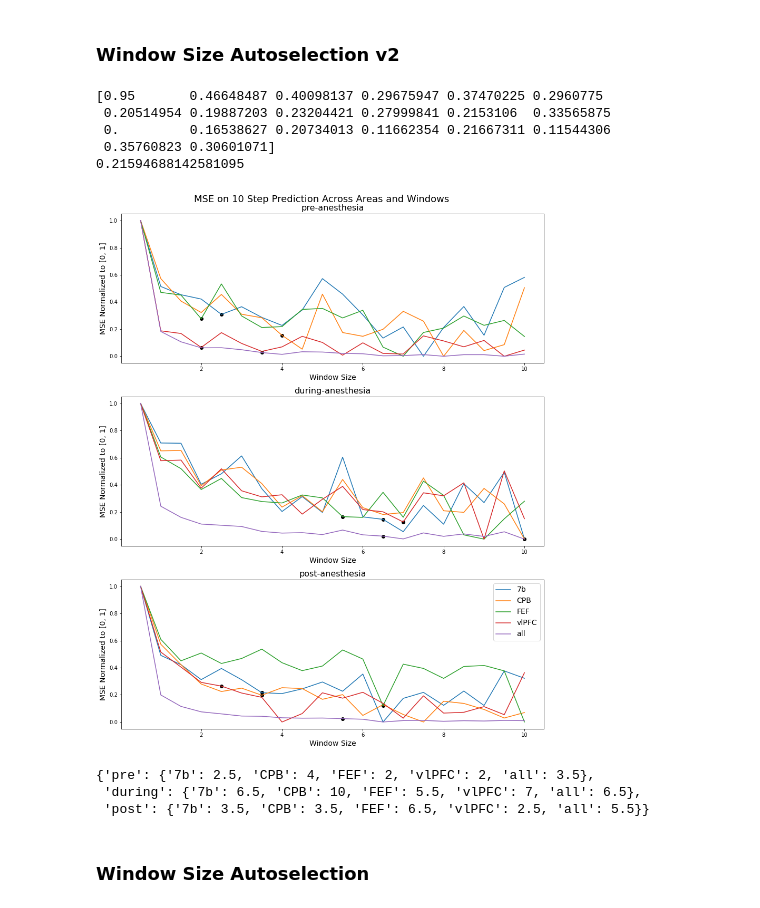
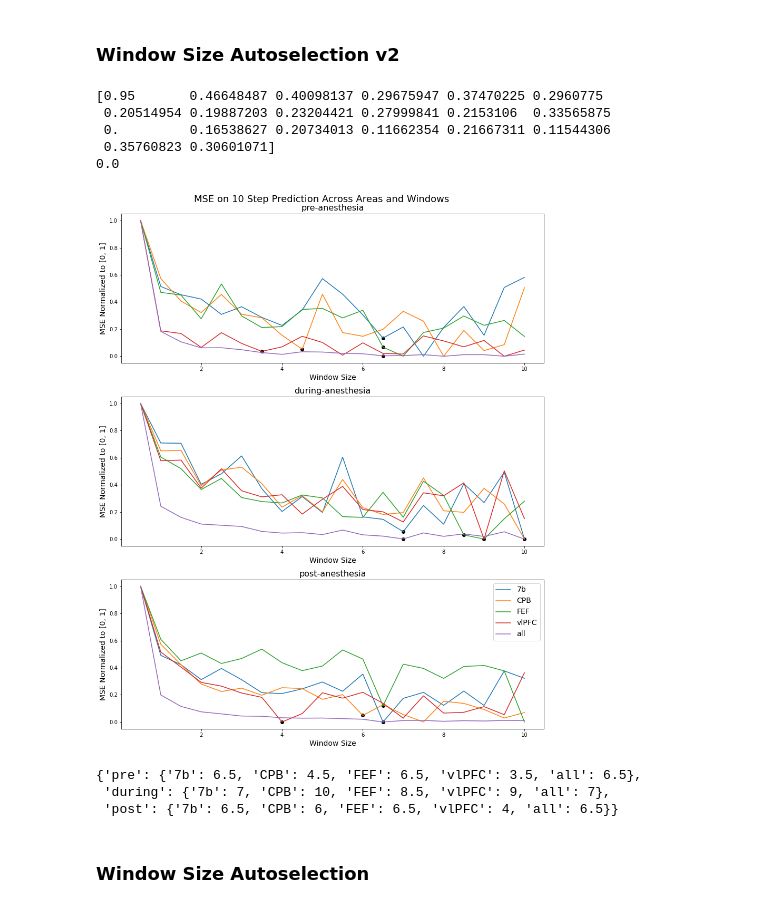
Before and after one commit to adamjeisen/ChaoticConsciousness, a Jupyter notebook: _sandbox/methods/VAR/2021-12-15 - Test Pre-During-Post Window Sizes Separately.ipynb, the cells around one changed output. Saved outputs shown, nothing was run; the diff lists cells and outputs as text; code cells hidden in the pictures.

```diff
--- a/_sandbox/methods/VAR/2021-12-15 - Test Pre-During-Post Window Sizes Separately.ipynb
+++ b/_sandbox/methods/VAR/2021-12-15 - Test Pre-During-Post Window Sizes Separately.ipynb
@@ -209,7 +175,7 @@ fig, axs = plt.subplots(rows, cols, figsize=(12, 15))
 step_to_use = 10
 start_time = 120
 # improvement_thresh = 0.02 # if the improvement is less than the threshold, pick the previous window
-pct_of_value = 0.9
+pct_of_value = 0.95
 selected_windows = {}
 
 phases = ['pre', 'during', 'post']
@@ -249,41 +215,41 @@ for num, slice_func in enumerate([pre_anesthesia_slice, during_anesthesia_slice,
         ax = axs[num]
     for i, area in enumerate(step_mse.keys()):
     #     ax = axs[int(i/2), i % 2]
         mse_per_window = np.array([step_mse[area][window][slice_func(window), step_to_use - 1].mean() for window in windows])
         min_val = mse_per_window.min()
         max_val = mse_per_window.max()
         mse_per_window -= min_val
         mse_per_window /= max_val - min_val
         ax.plot(windows, mse_per_window, label=area)
         pt = step_mse[area][selected_windows[phase][area]][slice_func(selected_windows[phase][area]), step_to_use - 1].mean()
         pt -= min_val
         pt /= max_val - min_val
         if num == 2 and area == '7b':
             print(mse_per_window*0.95)
             print(pt)
         ax.scatter(selected_windows[phase][area], pt, color='k')
     ax.set_title(f"{phase}-anesthesia", fontsize=16)
     ax.set_xlabel("Window Size", fontsize=14)
     ax.set_ylabel("MSE Normalized to [0, 1]", fontsize=14)
 plt.legend(fontsize=14)
 plt.suptitle(f"MSE on {step_to_use} Step Prediction Across Areas and Windows", fontsize=18)
 
         #     PLOT THE AREA WINDOW SIZE MSES AND A DOT AT THE SELECTED VALUE
 plt.tight_layout()
 plt.show()
 # %% [output]
 [0.95       0.46648487 0.40098137 0.29675947 0.37470225 0.2960775
  0.20514954 0.19887203 0.23204421 0.27999841 0.2153106  0.33565875
  0.         0.16538627 0.20734013 0.11662354 0.21667311 0.11544306
  0.35760823 0.30601071]
-0.21594688142581095
+0.0
-[figure, old version]
+[figure, new version]
 # %%
 selected_windows
 # %% [output]
-{'pre': {'7b': 2.5, 'CPB': 4, 'FEF': 2, 'vlPFC': 2, 'all': 3.5},
- 'during': {'7b': 6.5, 'CPB': 10, 'FEF': 5.5, 'vlPFC': 7, 'all': 6.5},
- 'post': {'7b': 3.5, 'CPB': 3.5, 'FEF': 6.5, 'vlPFC': 2.5, 'all': 5.5}}
+{'pre': {'7b': 6.5, 'CPB': 4.5, 'FEF': 6.5, 'vlPFC': 3.5, 'all': 6.5},
+ 'during': {'7b': 7, 'CPB': 10, 'FEF': 8.5, 'vlPFC': 9, 'all': 7},
+ 'post': {'7b': 6.5, 'CPB': 6, 'FEF': 6.5, 'vlPFC': 4, 'all': 6.5}}
 # %%
 save(selected_windows, os.path.join(results_dir, f"{session}_selected_windows_phases_{step_to_use}_steps"))
 # %% [markdown]
```
Also changed, not shown: parts of 5 cells of this notebook, 7 other files.
